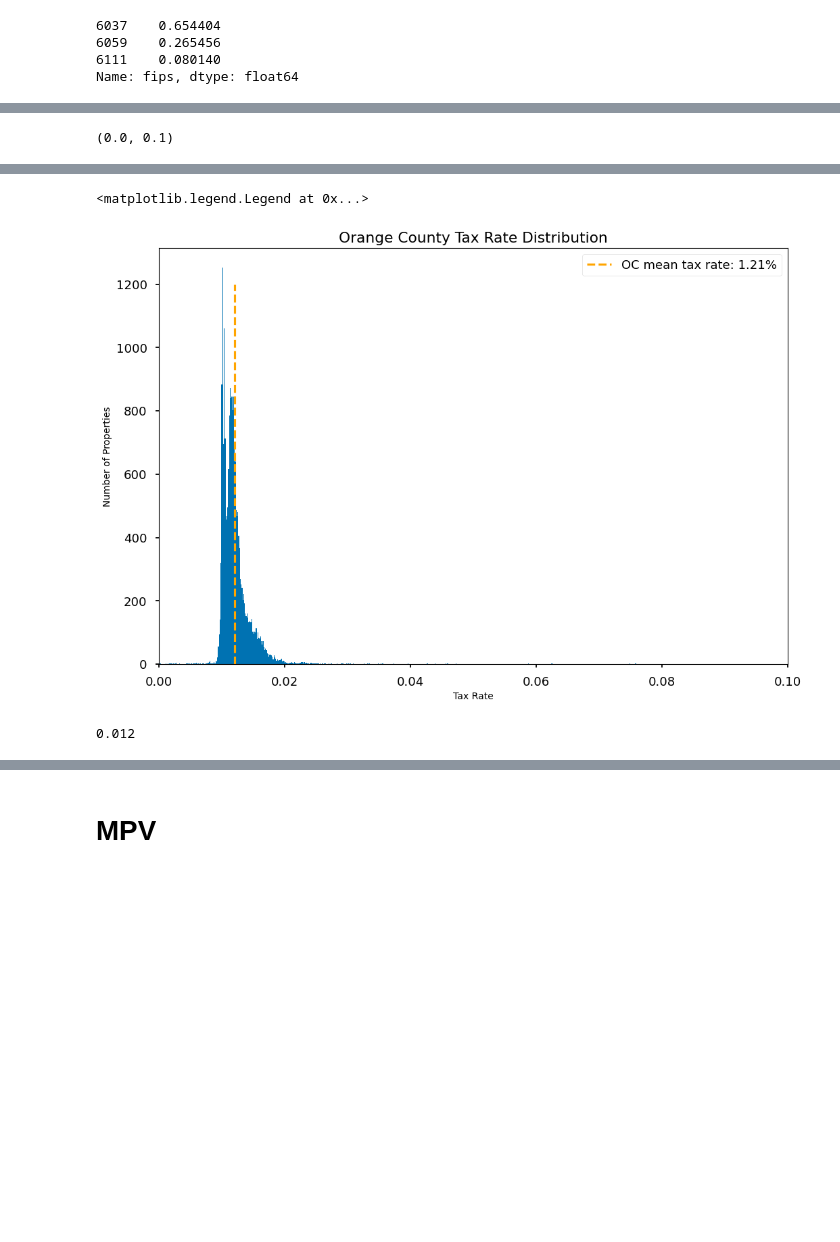
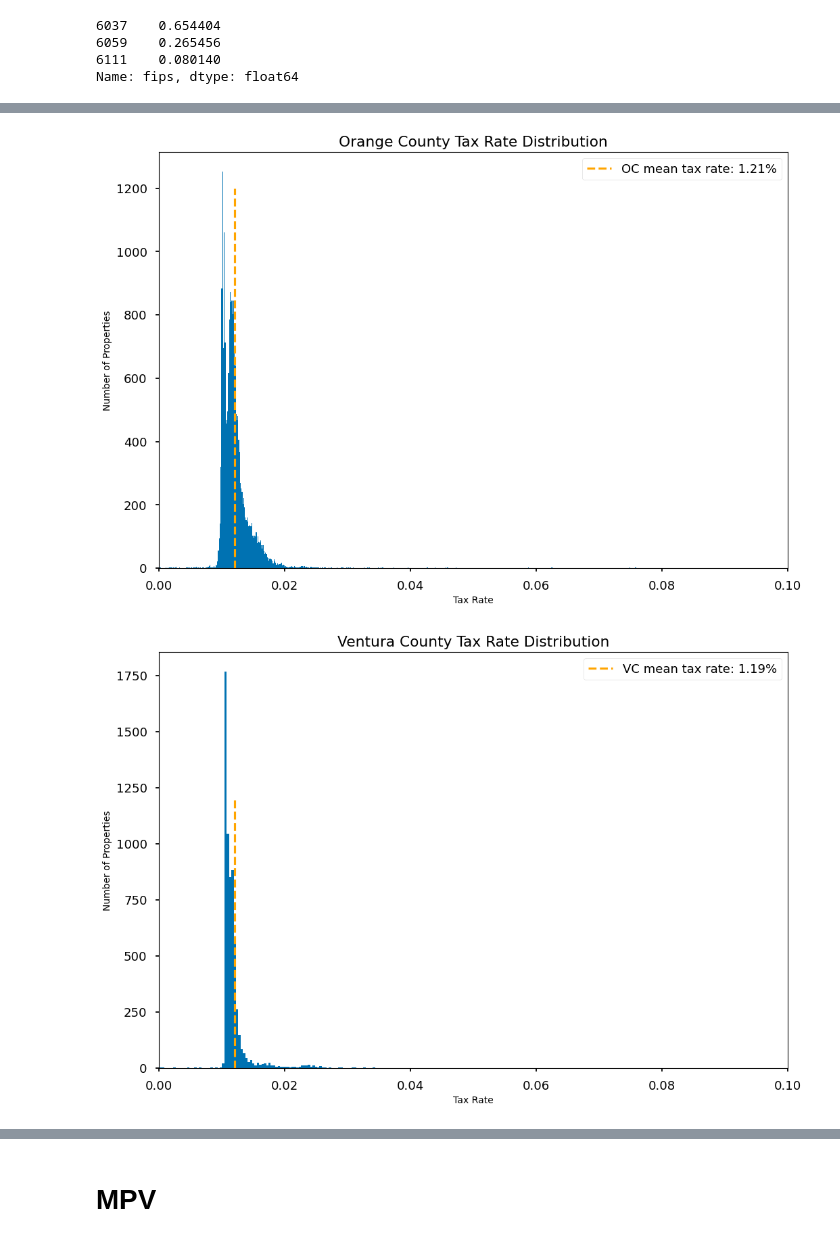
Before and after one commit to Thoai-Adam/Regression-Project, a Jupyter notebook: MVP_Presentation.ipynb, the cells around one changed output, grey strips where cells are left out. Saved outputs shown, nothing was run; the diff lists cells and outputs as text; code cells hidden in the pictures; blank space fills up the shorter version.

```diff
--- a/MVP_Presentation.ipynb
+++ b/MVP_Presentation.ipynb
@@ -145,12 +155,7 @@ lac_mean = round(lac.mean(),3)
 # %%
-plt.figure(figsize=(12,8))
-plt.title("Los Angeles County Tax Rate Distribution")
-plt.hist(lac, bins=800)
-plt.vlines(lac_mean, 0, 20000, ls='--', color='orange', label="LAC mean tax rate: 1.38%")
-plt.xlabel('Tax Rate')
-plt.ylabel("Number of Properties")
-plt.legend()
-plt.xlim(0.0, 0.1)
+# County Tax Rate Distribution
+county_taxrate_distribution(df)
 # %% [output]
-(0.0, 0.1)
 [figure]
+[figure, added]
+[figure, added]
@@ -161,19 +161,0 @@ oc_mean = round(oc.mean(), 3)
-# %%
-plt.figure(figsize=(12,8))
-plt.title("Orange County Tax Rate Distribution")
-plt.hist(oc, bins=800)
-plt.vlines(oc_mean, 0, 1200, ls='--', color='orange', label="OC mean tax rate: 1.21%")
-plt.xlabel('Tax Rate')
-plt.xlim(0.0, 0.1)
-plt.ylabel("Number of Properties")
-plt.legend()
-# %% [output]
-<matplotlib.legend.Legend at 0x...>
-[figure, removed]
-# %%
-
-vc = df[df.ca_county == "Ventura"].tax_rate
-vc_mean = round(vc.mean(), 3)
-vc_mean
-# %% [output]
-0.012
```
Also changed, not shown: parts of 88 cells of this notebook, 4 other files.
